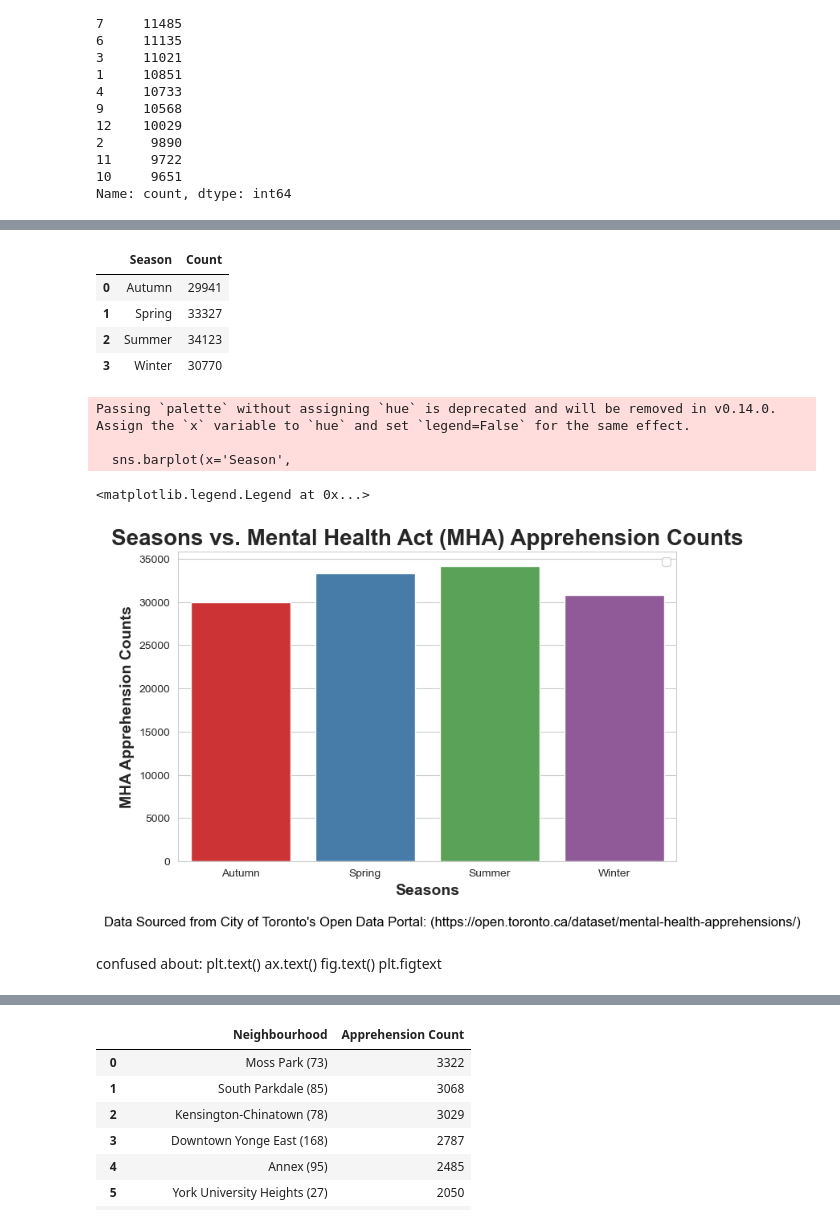
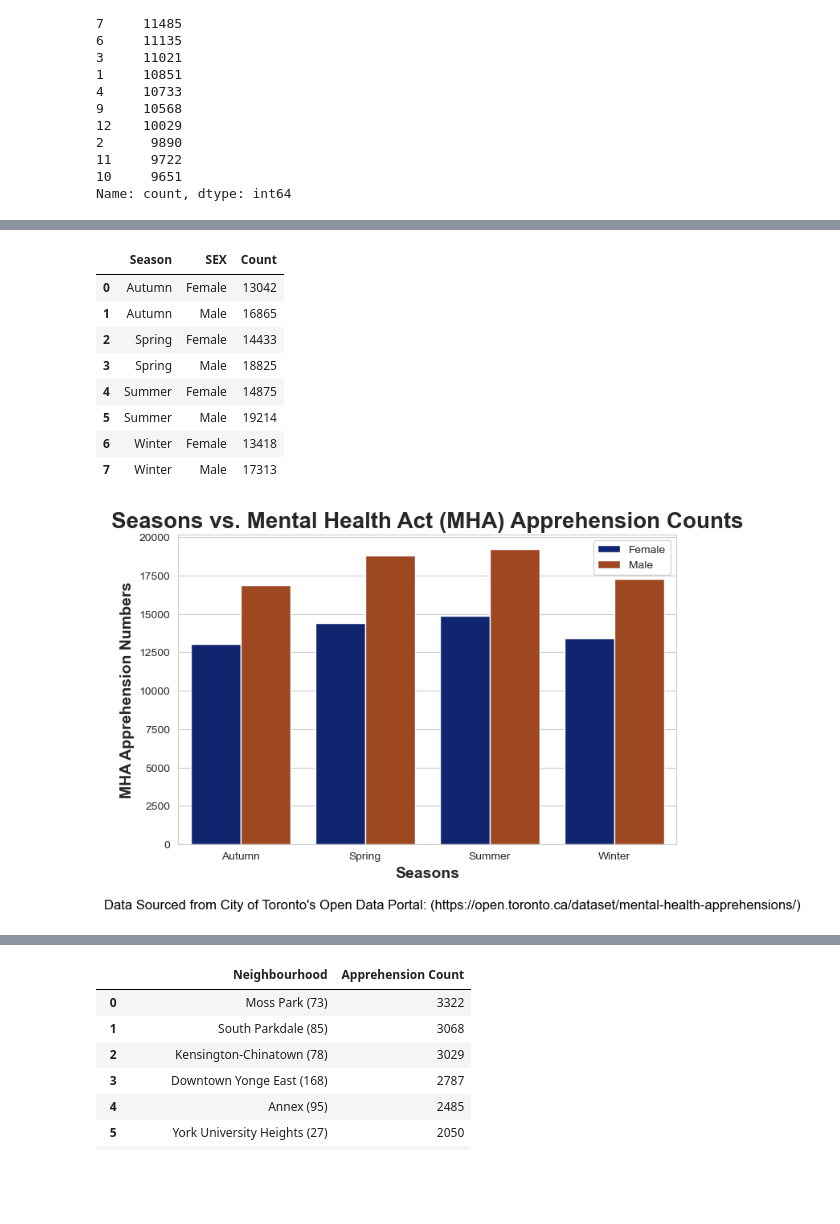
Before and after one commit to chloeyli/visualization, a Jupyter notebook: 02_activities/assignments/assignment_3.ipynb, the cells around one changed output, grey strips where cells are left out. Cells and saved outputs as stored; diff of their text form; code cells hidden in the pictures; blank space fills up the shorter version.

Commit message:
Fixed typos and committing assignment-3.ipynb for the 2nd time

```diff
--- a/02_activities/assignments/assignment_3.ipynb
+++ b/02_activities/assignments/assignment_3.ipynb
@@ -234,47 +236,49 @@ counts_df['Season'] = counts_df['Month'].map({
     9:'Autumn', 10:'Autumn', 11:'Autumn'
 })
 
+counts_df = counts_df[counts_df['SEX'] != 'Not Recorded']
 # can't use .sum() here because the Season column is strings
-season_counts = counts_df.groupby('Season').size().reset_index(name = 'Count')
+season_counts = counts_df.groupby(['Season','SEX']).size().reset_index(name = 'Count')
 # %%
 season_counts
 # %% [output]
-|  | Season | Count |
-| 0 | Autumn | 29941 |
-| 1 | Spring | 33327 |
-| 2 | Summer | 34123 |
-| 3 | Winter | 30770 |
+|  | Season | SEX | Count |
+| 0 | Autumn | Female | 13042 |
+| 1 | Autumn | Male | 16865 |
+| 2 | Spring | Female | 14433 |
+| 3 | Spring | Male | 18825 |
+| 4 | Summer | Female | 14875 |
+| 5 | Summer | Male | 19214 |
+| 6 | Winter | Female | 13418 |
+| 7 | Winter | Male | 17313 |
 # %%
 plt.figure(figsize=(8,5))
 
 sns.barplot(x='Season',
             y='Count',
+            hue='SEX',
             data = season_counts,
-            palette = 'Set1')
+            palette = 'dark')
 
 plt.title("Seasons vs. Mental Health Act (MHA) Apprehension Counts",
           fontweight = 'bold',
           fontsize = 20)
 
 plt.xlabel("Seasons",
            fontweight = 'bold',
            fontsize = 14)
 
-plt.ylabel("MHA Apprehension Counts",
+plt.ylabel("MHA Apprehension Numbers",
            fontweight = 'bold',
            fontsize = 14)
 
 plt.figtext(0.01, -0.05,
          "Data Sourced from City of Toronto's Open Data Portal: (https://open.toronto.ca/dataset/mental-health-apprehensions/)",
          fontsize = 12,
          color = 'black')
 
 plt.legend(loc = 'upper right')
+
+plt.savefig("seasons_vs_counts.png", bbox_inches="tight")
 # %% [output]
-Passing `palette` without assigning `hue` is deprecated and will be removed in v0.14.0. Assign the `x` variable to `hue` and set `legend=False` for the same effect.
-
-  sns.barplot(x='Season',
-<matplotlib.legend.Legend at 0x...>
-[figure, old version]
+[figure, new version]
-# %% [markdown]
-confused about: plt.text() ax.text() fig.text() plt.figtext
```
Also changed, not shown: parts of 13 cells of this notebook.
